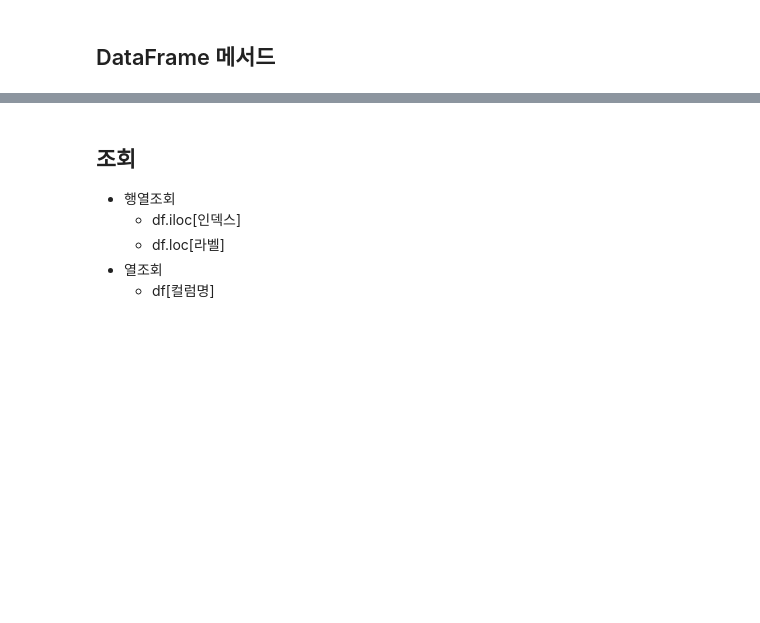
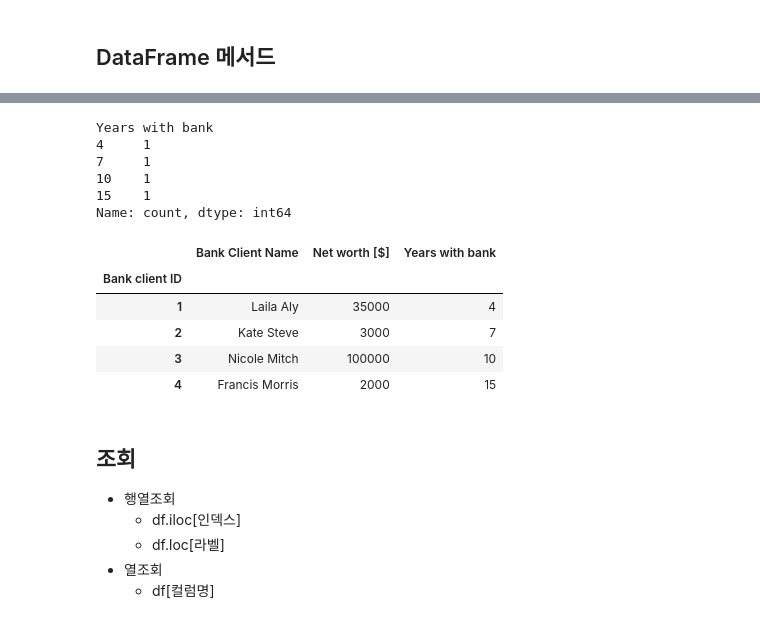
Before and after one commit to RabbitTasteDog-PRO/05_data_analysis, a Jupyter notebook: 02_pandas/02_dataframe.ipynb, the cells around one changed output, grey strips where cells are left out. Cells and saved outputs as stored; diff of their text form; code cells hidden in the pictures; blank space fills up the shorter version.

```diff
--- a/02_pandas/02_dataframe.ipynb
+++ b/02_pandas/02_dataframe.ipynb
@@ -11,3 +154,25 @@
+# %%
+# values_counts(): 유일값 분포 확인
+# display()
+df['Years with bank'].value_counts()
+# df.value_counts()
+# %% [output]
+Years with bank
+4     1
+7     1
+10    1
+15    1
+Name: count, dtype: int64
+# %%
+# index 재지정 : 특정 컬럼을 인덱스로 지정
+df.set_index('Bank client ID')
+# %% [output]
+|  | Bank Client Name | Net worth [$] | Years with bank |
+| Bank client ID |  |  |  |
+| 1 | Laila Aly | 35000 | 4 |
+| 2 | Kate Steve | 3000 | 7 |
+| 3 | Nicole Mitch | 100000 | 10 |
+| 4 | Francis Morris | 2000 | 15 |
 # %% [markdown]
 ## 조회
 - 행열조회
```
Also changed, not shown: parts of 27 cells of this notebook.
